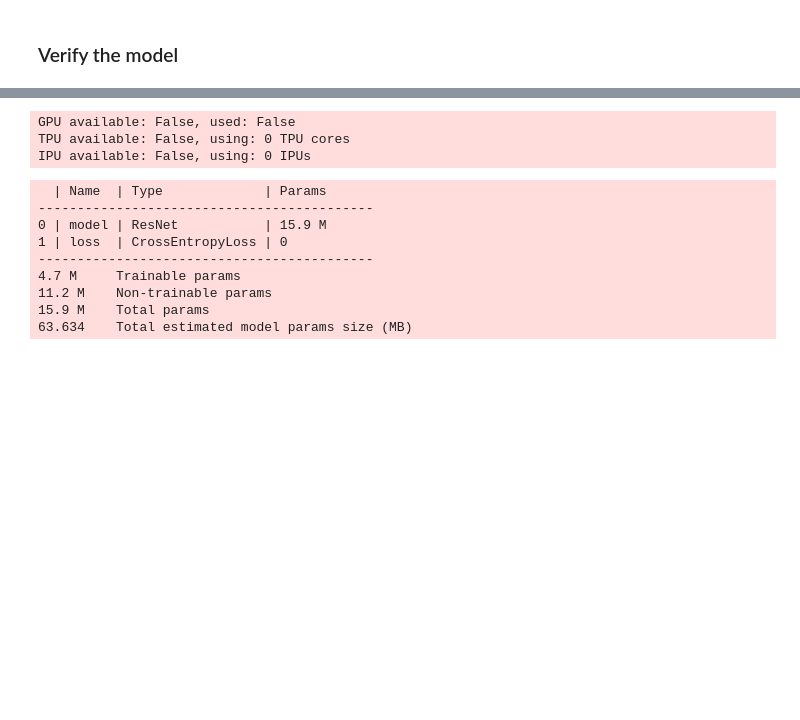
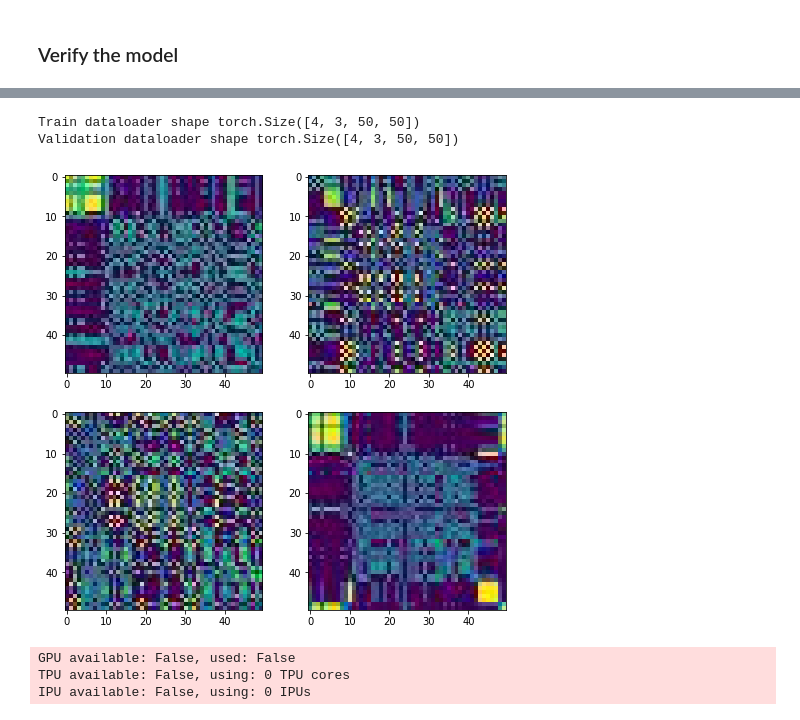
Before and after one commit to olihofmann/cas-aml, a Jupyter notebook: crypto-ransomware-detection/create-bi-cnn-model.ipynb, the cells around one changed output, grey strips where cells are left out. Cells and saved outputs as stored; diff of their text form; code cells hidden in the pictures; blank space fills up the shorter version.

```diff
--- a/crypto-ransomware-detection/create-bi-cnn-model.ipynb
+++ b/crypto-ransomware-detection/create-bi-cnn-model.ipynb
@@ -403,0 +341,9 @@ resnet_model = ResnetNetwork(number_of_classes=2)
+# %%
+train_mtf_image_paths, valid_mtf_image_paths, test_mtf_image_paths, mtf_idx_to_class, mtf_class_to_idx = create_path_datasets(benign_mtf_path, ransomware_mtf_path)
+
+train_mtf_dataset = RansomwareDetectionDataset(train_mtf_image_paths, mtf_class_to_idx, transform=train_transformations)
+validation_mtf_dataset = RansomwareDetectionDataset(valid_mtf_image_paths, mtf_class_to_idx, transform=validation_transformations)
+test_mtf_dataset = RansomwareDetectionDataset(test_mtf_image_paths, mtf_class_to_idx, transform=test_transformation)
+
+print(f"Tensor shape of the image: {train_mtf_dataset[1][0].shape}")
+print(f"Label of the image: {mtf_idx_to_class[train_mtf_dataset[1][1]]}")
@@ -403,0 +359,9 @@ resnet_model = ResnetNetwork(number_of_classes=2)
+# %%
+train_mtf_loader, validation_mtf_loader = create_dataloaders(train_mtf_dataset, validation_mtf_dataset)
+# %% [output]
+Train dataloader shape torch.Size([4, 3, 50, 50])
+Validation dataloader shape torch.Size([4, 3, 50, 50])
+# %%
+visualize_data_loader(train_mtf_loader, validation_mtf_loader)
+# %% [output]
+[figure, added]
@@ -408,15 +374,3 @@ resnet_trainer = pl.Trainer(max_epochs=10, log_every_n_steps=1, logger=resnet_lo
 GPU available: False, used: False
 TPU available: False, using: 0 TPU cores
 IPU available: False, using: 0 IPUs
-# %%
-resnet_trainer.fit(resnet_model, train_dataloaders=train_loader_resnet, val_dataloaders=validation_loader_resnet)
-# %% [output]
-  | Name  | Type             | Params
--------------------------------------------
-0 | model | ResNet           | 15.9 M
-1 | loss  | CrossEntropyLoss | 0
--------------------------------------------
-4.7 M     Trainable params
-11.2 M    Non-trainable params
-15.9 M    Total params
-63.634    Total estimated model params size (MB)
```
Also changed, not shown: parts of 57 cells of this notebook.
